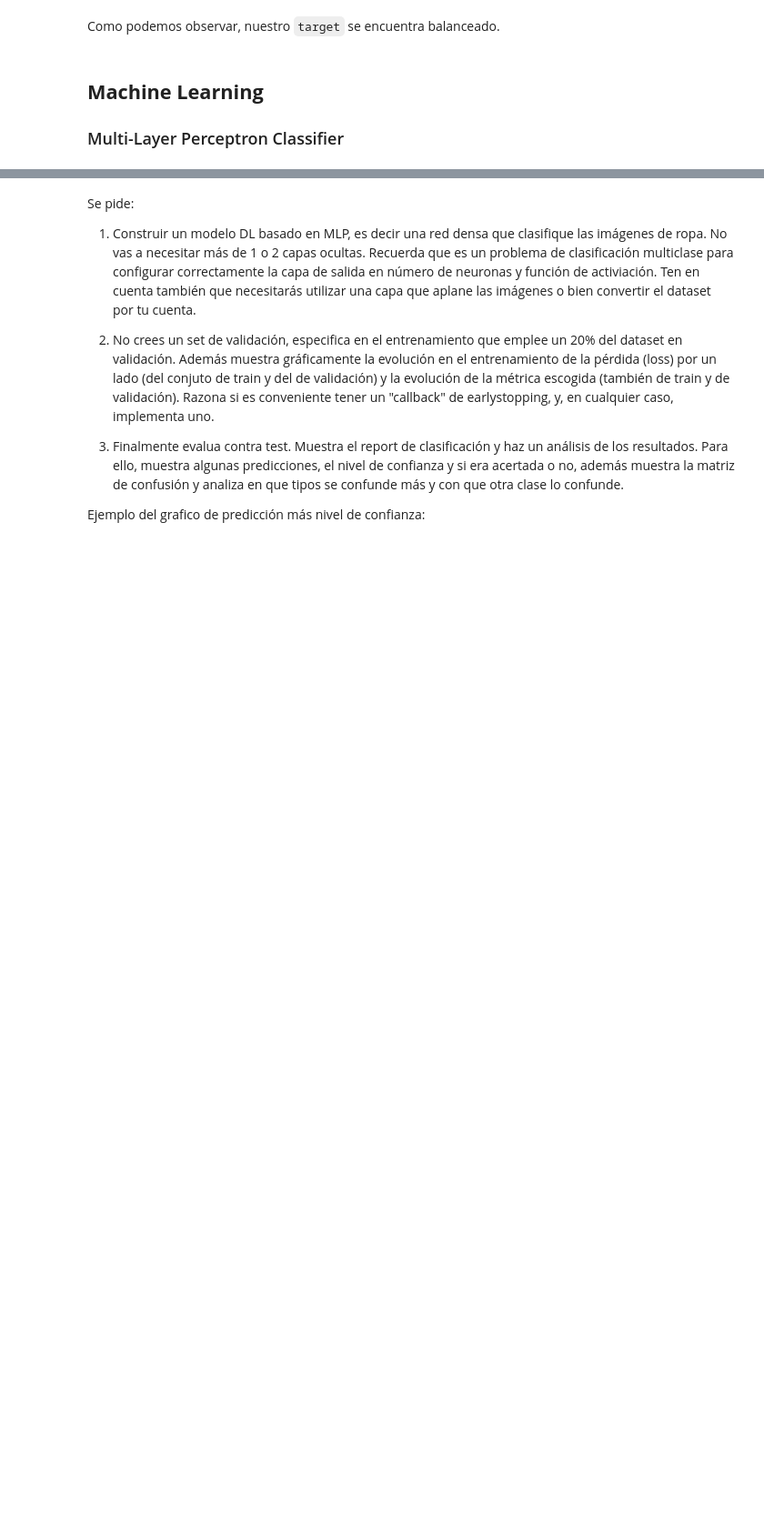
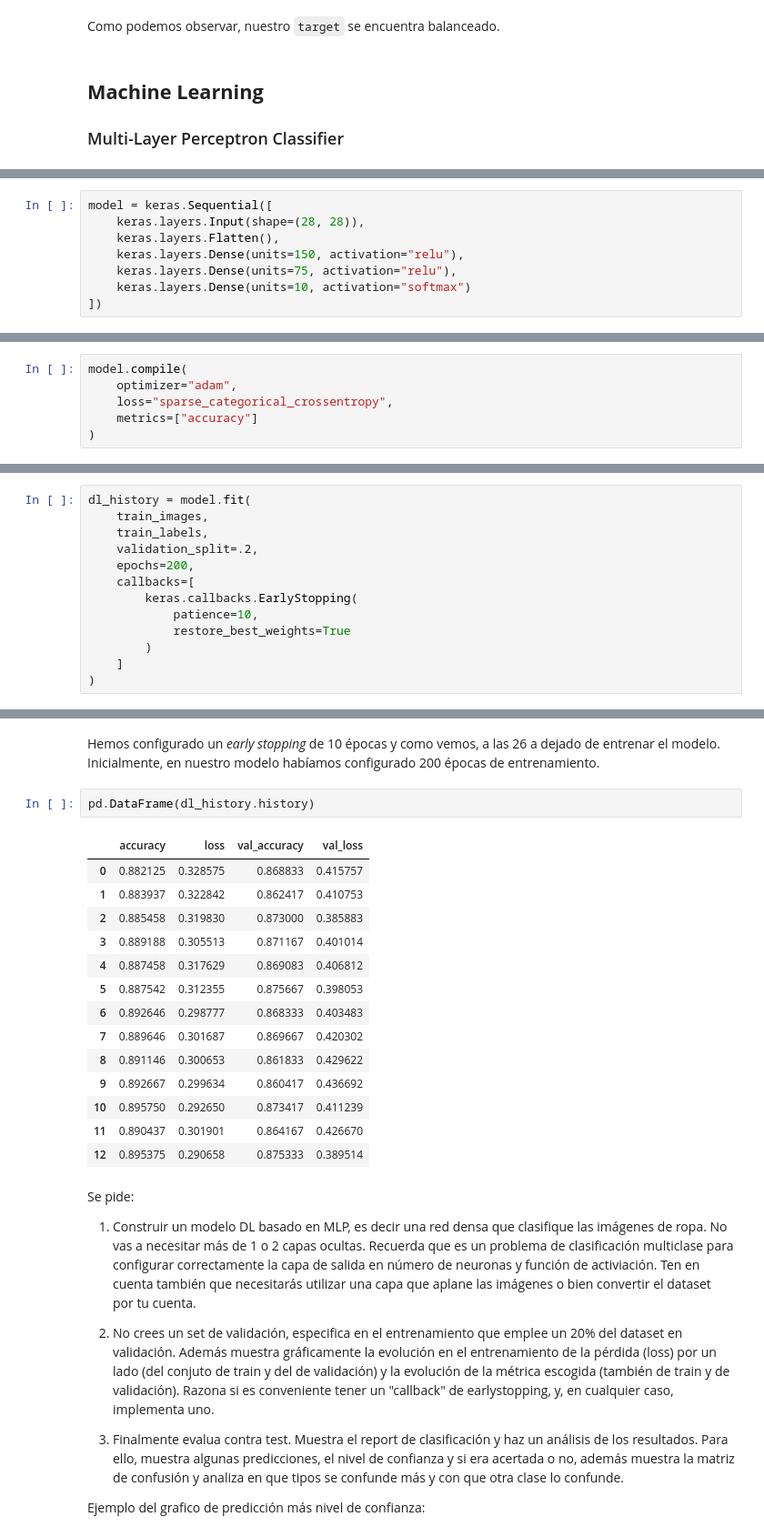
Before and after one commit to aaerror/ONLINE_DS_THEBRIDGE_AAC, a Jupyter notebook: deep_learning/sprint_15/keras/keras.ipynb, the cells around one changed output, grey strips where cells are left out. Shown at 91% size. Cells and saved outputs as stored; diff of their text form; blank space fills up the shorter version.

Commit message:
S15U02 Práctica obligatoria. Keras

```diff
--- a/deep_learning/sprint_15/keras/keras.ipynb
+++ b/deep_learning/sprint_15/keras/keras.ipynb
@@ -286,0 +312,8 @@ Como podemos observar, nuestro `target` se encuentra balanceado.
+# %%
+model = keras.Sequential([
+	keras.layers.Input(shape=(28, 28)),
+	keras.layers.Flatten(),
+	keras.layers.Dense(units=150, activation="relu"),
+	keras.layers.Dense(units=75, activation="relu"),
+	keras.layers.Dense(units=10, activation="softmax")
+])
@@ -286,0 +322,6 @@ Como podemos observar, nuestro `target` se encuentra balanceado.
+# %%
+model.compile(
+	optimizer="adam",
+	loss="sparse_categorical_crossentropy",
+	metrics=["accuracy"]
+)
@@ -286,0 +350,13 @@ Como podemos observar, nuestro `target` se encuentra balanceado.
+# %%
+dl_history = model.fit(
+	train_images,
+	train_labels,
+	validation_split=.2,
+	epochs=200,
+	callbacks=[
+		keras.callbacks.EarlyStopping(
+			patience=10,
+			restore_best_weights=True
+		)
+	]
+)
@@ -287,3 +381,22 @@ Como podemos observar, nuestro `target` se encuentra balanceado.
+# %% [markdown]
+Hemos configurado un *early stopping* de 10 épocas y como vemos, a las 26 a dejado de entrenar el modelo. Inicialmente, en nuestro modelo habíamos configurado 200 épocas de entrenamiento.
+# %%
+pd.DataFrame(dl_history.history)
+# %% [output]
+|  | accuracy | loss | val_accuracy | val_loss |
+| 0 | 0.882125 | 0.328575 | 0.868833 | 0.415757 |
+| 1 | 0.883937 | 0.322842 | 0.862417 | 0.410753 |
+| 2 | 0.885458 | 0.319830 | 0.873000 | 0.385883 |
+| 3 | 0.889188 | 0.305513 | 0.871167 | 0.401014 |
+| 4 | 0.887458 | 0.317629 | 0.869083 | 0.406812 |
+| 5 | 0.887542 | 0.312355 | 0.875667 | 0.398053 |
+| 6 | 0.892646 | 0.298777 | 0.868333 | 0.403483 |
+| 7 | 0.889646 | 0.301687 | 0.869667 | 0.420302 |
+| 8 | 0.891146 | 0.300653 | 0.861833 | 0.429622 |
+| 9 | 0.892667 | 0.299634 | 0.860417 | 0.436692 |
+| 10 | 0.895750 | 0.292650 | 0.873417 | 0.411239 |
+| 11 | 0.890437 | 0.301901 | 0.864167 | 0.426670 |
+| 12 | 0.895375 | 0.290658 | 0.875333 | 0.389514 |
 # %% [markdown]
 Se pide:
 
```
Also changed, not shown: parts of 9 cells of this notebook.
